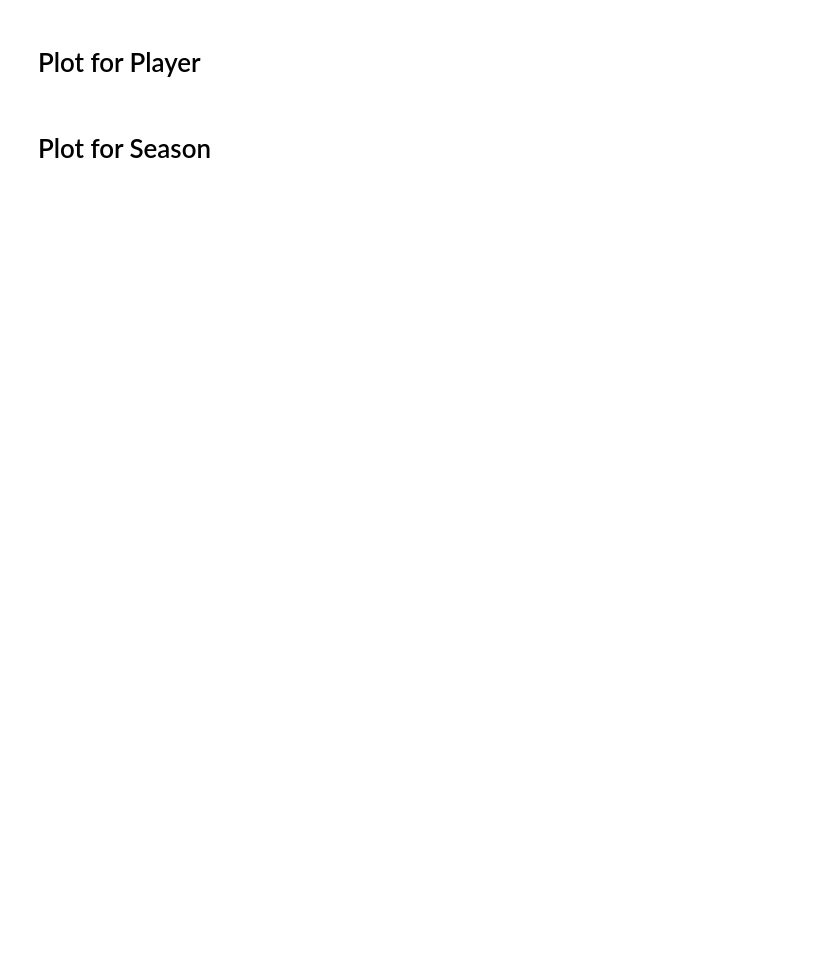
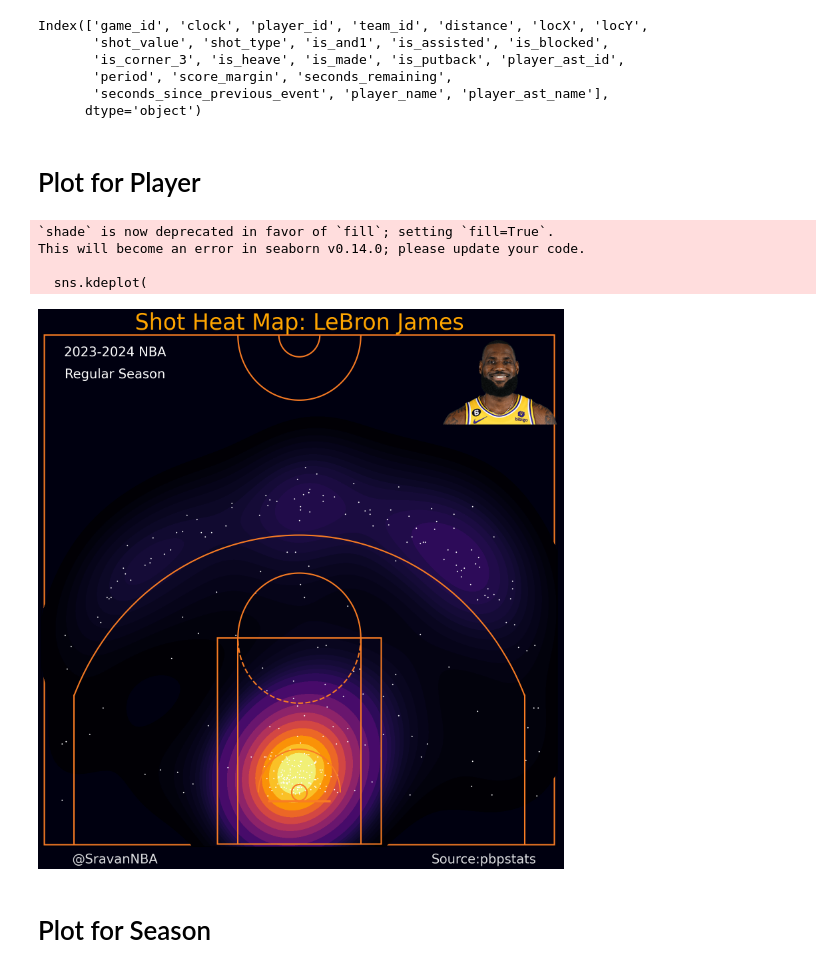
Before and after one commit to sravanpannala/NBA, a Jupyter notebook: Shot_Charts/plot_loc_data_PBP.ipynb, the cells around one changed output. Drawn from its saved outputs; the diff is of its cells as text; code cells hidden in the pictures; blank space fills up the shorter version.

Commit message:
change shotdata and rapm from csv to parquet files

```diff
--- a/Shot_Charts/plot_loc_data_PBP.ipynb
+++ b/Shot_Charts/plot_loc_data_PBP.ipynb
@@ -19,13 +19,22 @@ bball_black = "#000010"
 dark_grey = "#282828"
 fontsize = 28
 title_size = 48
+# %%
+data.columns
+# %% [output]
+Index(['game_id', 'clock', 'player_id', 'team_id', 'distance', 'locX', 'locY',
+       'shot_value', 'shot_type', 'is_and1', 'is_assisted', 'is_blocked',
+       'is_corner_3', 'is_heave', 'is_made', 'is_putback', 'player_ast_id',
+       'period', 'score_margin', 'seconds_remaining',
+       'seconds_since_previous_event', 'player_name', 'player_ast_name'],
+      dtype='object')
 # %% [markdown]
 # Plot for Player
 # %%
 league = "NBA"
 from_year = 2023
 player_dict = get_players(league=league, from_year=from_year, to_year=from_year)
-data = pd.read_csv(f"ShotLocationData\{league}_Shot_Loc_{from_year}.csv")
+data = pd.read_parquet(f"ShotLocationData\{league}_Shot_Loc_{from_year}.parquet")
 # %%
 player = "LeBron James"
 
@@ -41,8 +50,8 @@ cond1 = data["player_name"] == player
 cond2 = data["shot_type"] != "AtRim"
 cond3 = data["distance"] >= d1
 cond4 = data["distance"] < d2
-cond5 = data["poss_length"] >= 24
-cond6 = data["poss_length"] <= 37
+cond5 = data["seconds_since_previous_event"] >= 24
+cond6 = data["seconds_since_previous_event"] <= 37
 cond7 = (data["shot_type"] == "Arc3") | (data["shot_type"] == "Corner3")
 cond9 = data["player_ast_name"] == player
 cond0 = data["is_made"] == True
@@ -117,33 +126,39 @@ elif league == "WNBA":
         s=f"{from_year} WNBA",
         color="White",
         fontsize=fontsize,
         ha="center",
         va="bottom",
     )
 ax.text(
     x=180,
     y=380,
     s="Regular Season",
     color="White",
     fontsize=fontsize,
     ha="center",
     va="bottom",
 )
 # ax.text(x=-180, y=400, s="Makes Only", color='White', fontsize=fontsize, ha='center',va='bottom')
 # ax.text(x=-180, y=380, s="Non-Rim Attempts", color='White', fontsize=fontsize, ha='center',va='bottom')
 ax.set_title(f"Shot Heat Map: {player}", size=title_size, color="Orange")
 plt.savefig(
     fig_DIR + f"Shot_Heat_Map_{player}.png",
     bbox_inches="tight",
     facecolor=bball_black,
     dpi=300,
 )
 # ax.set_title('Shots Assisted by: {0}'.format(player), size=title_size, color='Orange')
 # plt.savefig(fig_DIR+'Assist_Heat_Map_{0}.png'.format(player), bbox_inches='tight', facecolor=bball_black,dpi=300)
 
 # ax.set_title('NBA Shot Heat Map: {0}-{1}'.format(from_year,from_year+1), size=title_size, color='Orange')
 # plt.savefig(fig_DIR+'Shot_Heat_Map_{0}_{1}.png'.format(from_year,from_year+1), bbox_inches='tight', facecolor=bball_black,dpi=300)
 plt.show()
+# %% [output]
+`shade` is now deprecated in favor of `fill`; setting `fill=True`.
+This will become an error in seaborn v0.14.0; please update your code.
+
+  sns.kdeplot(
+[figure, added]
 # %% [markdown]
 # Plot for Season
 # %%
```
Also changed, not shown: 5 other files.
